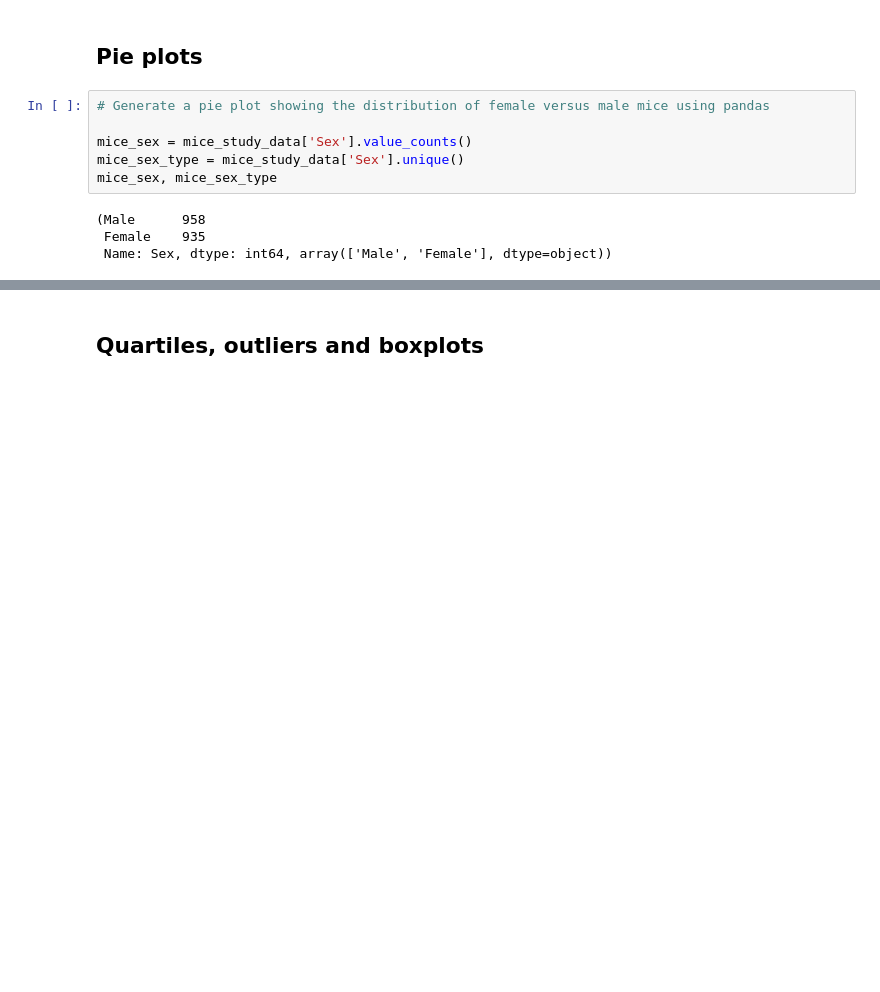
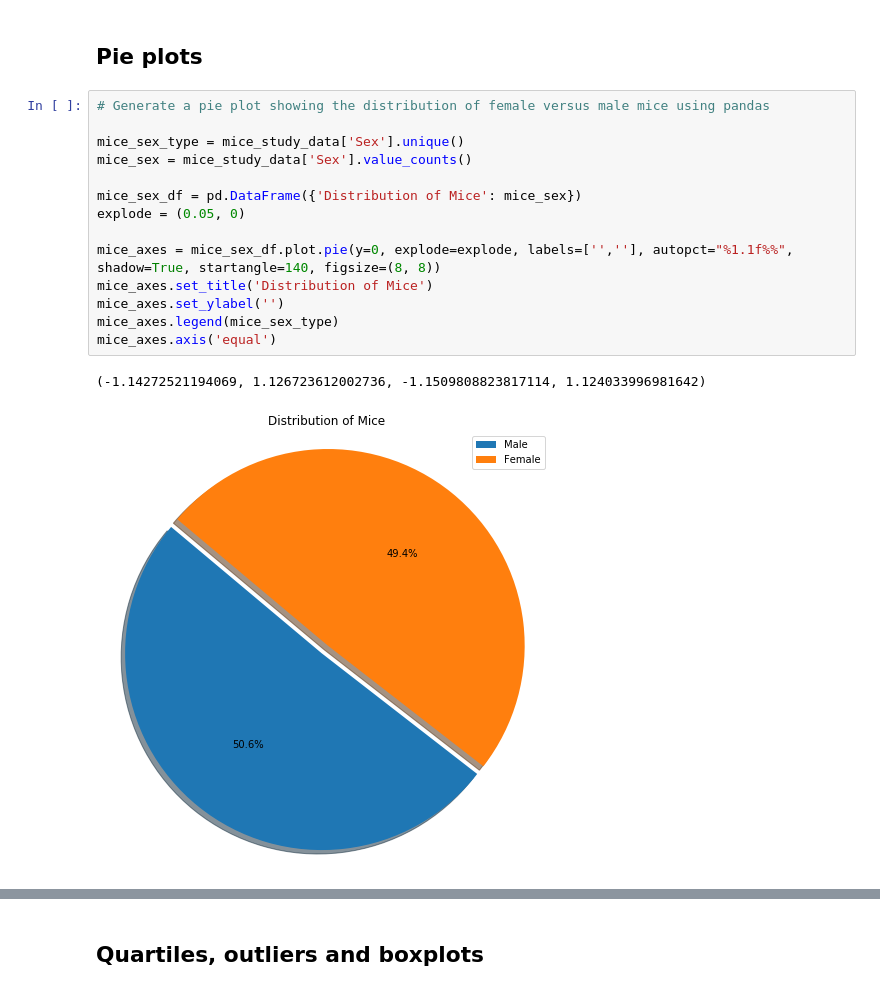
Before and after one commit to anulkar/matplotlib-challenge, a Jupyter notebook: Pymaceuticals/pymaceuticals.ipynb, the cells around one changed output, grey strips where cells are left out. Drawn from its saved outputs; the diff is of its cells as text; blank space fills up the shorter version.

Commit message:
Updated pymaceuticals notebook w/ pie plots

```diff
--- a/Pymaceuticals/pymaceuticals.ipynb
+++ b/Pymaceuticals/pymaceuticals.ipynb
@@ -106,12 +105,19 @@ plt.show()
 # %%
 # Generate a pie plot showing the distribution of female versus male mice using pandas
 
+mice_sex_type = mice_study_data['Sex'].unique()
 mice_sex = mice_study_data['Sex'].value_counts()
-mice_sex_type = mice_study_data['Sex'].unique()
-mice_sex, mice_sex_type
+
+mice_sex_df = pd.DataFrame({'Distribution of Mice': mice_sex})
+explode = (0.05, 0)
+
+mice_axes = mice_sex_df.plot.pie(y=0, explode=explode, labels=['',''], autopct="%1.1f%%", shadow=True, startangle=140, figsize=(8, 8))
+mice_axes.set_title('Distribution of Mice')
+mice_axes.set_ylabel('')
+mice_axes.legend(mice_sex_type)
+mice_axes.axis('equal')
 # %% [output]
-(Male      958
- Female    935
- Name: Sex, dtype: int64, array(['Male', 'Female'], dtype=object))
+(-1.14272521194069, 1.126723612002736, -1.1509808823817114, 1.124033996981642)
+[figure, added]
 # %%
 # Generate a pie plot showing the distribution of female versus male mice using pyplot
```
Also changed, not shown: parts of 2 cells of this notebook.
